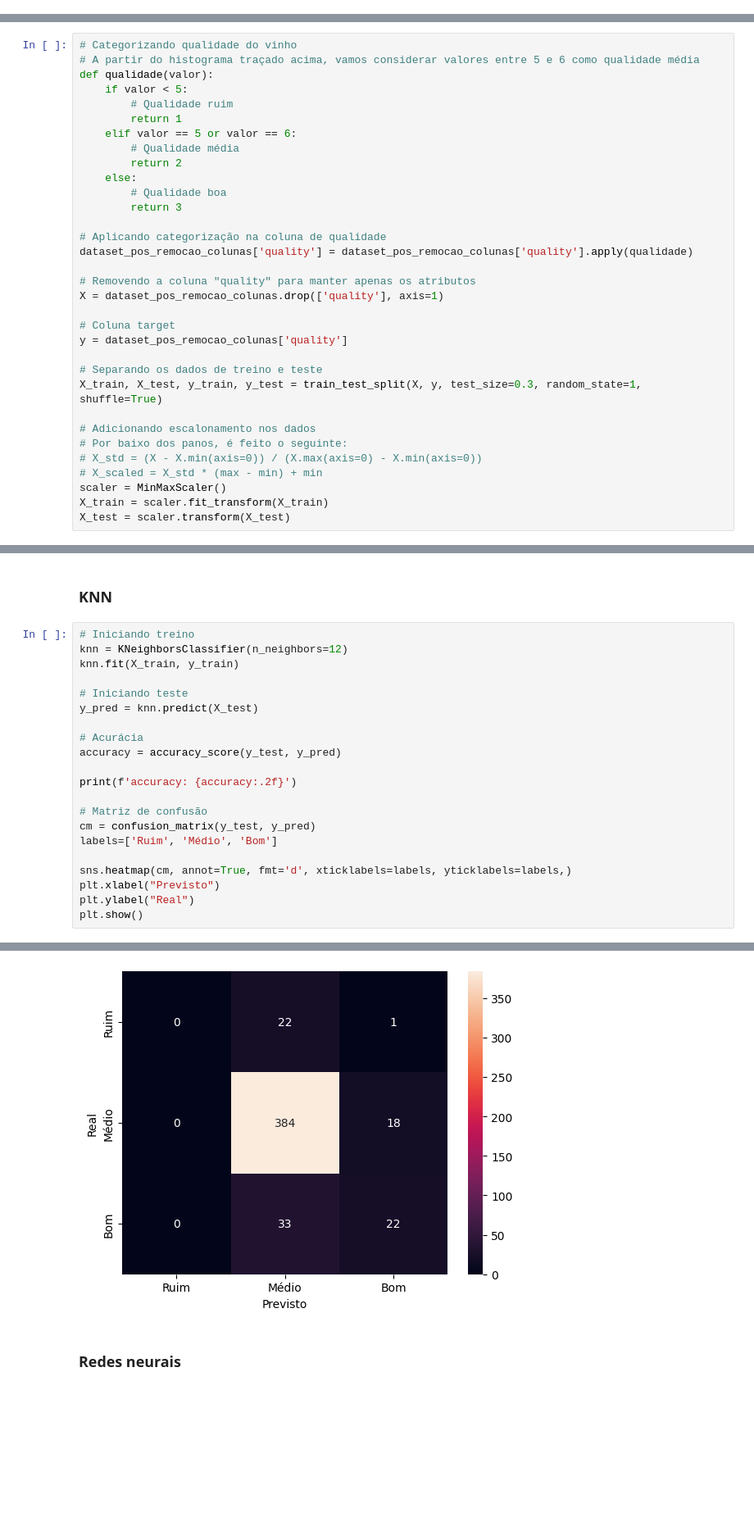
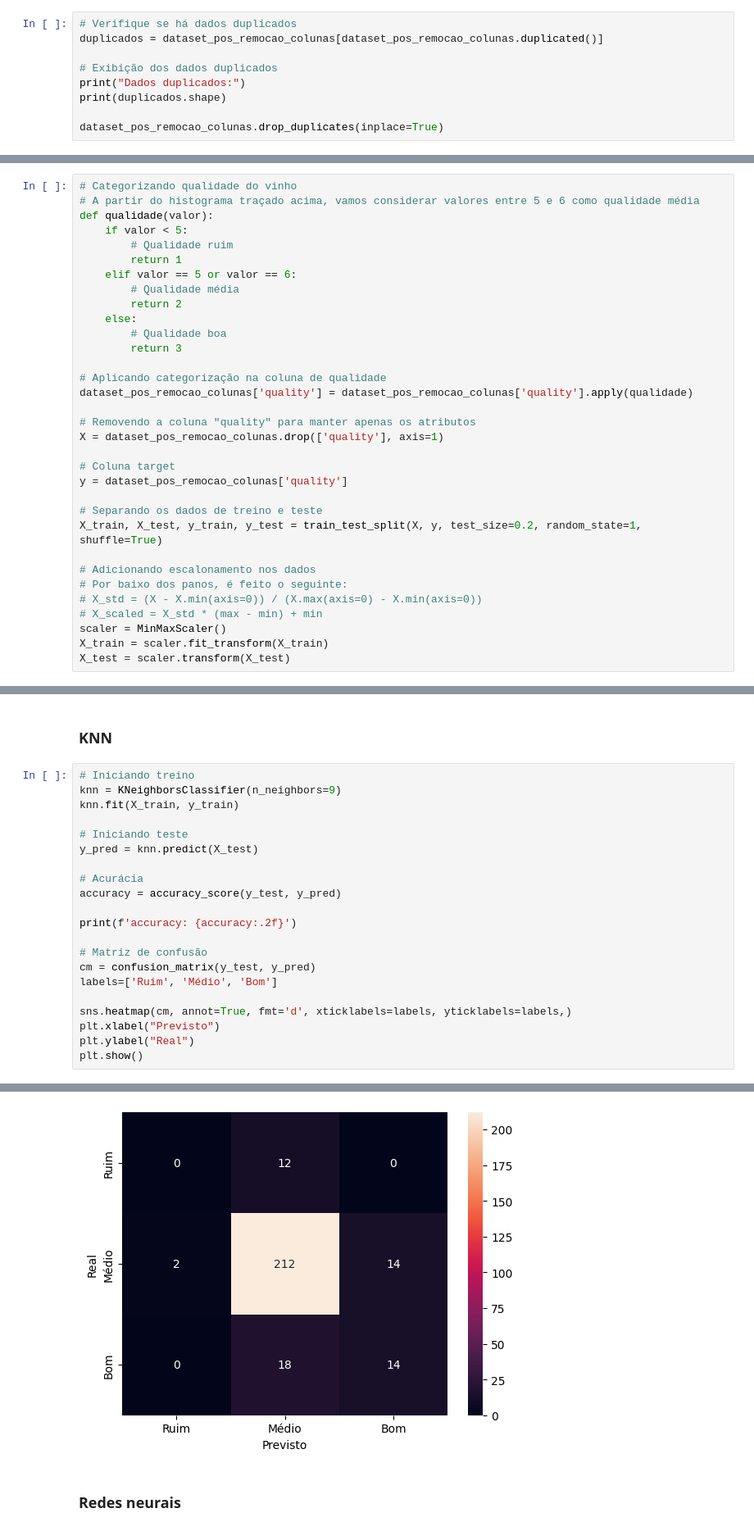
Before and after one commit to leonardodimarchi/ai-regression-and-classification, a Jupyter notebook: classification.ipynb, the cells around one changed output, grey strips where cells are left out. Shown: that part at 82% size. Saved outputs shown, nothing was run; the diff lists cells and outputs as text; blank space fills up the shorter version.

Commit message:
tuning some parameters and removing duplicates

```diff
--- a/classification.ipynb
+++ b/classification.ipynb
@@ -167,3 +161,12 @@ dataset_pos_remocao_colunas = dataset.drop(['residual sugar', 'free sulfur dioxi
 print(dataset_pos_remocao_colunas.shape)
 # %% [output]
 (1599, 8)
+# %%
+# Verifique se há dados duplicados
+duplicados = dataset_pos_remocao_colunas[dataset_pos_remocao_colunas.duplicated()]
+
+# Exibição dos dados duplicados
+print("Dados duplicados:")
+print(duplicados.shape)
+
+dataset_pos_remocao_colunas.drop_duplicates(inplace=True)
@@ -195,7 +201,7 @@ X = dataset_pos_remocao_colunas.drop(['quality'], axis=1)
 y = dataset_pos_remocao_colunas['quality']
 
 # Separando os dados de treino e teste
-X_train, X_test, y_train, y_test = train_test_split(X, y, test_size=0.3, random_state=1, shuffle=True)
+X_train, X_test, y_train, y_test = train_test_split(X, y, test_size=0.2, random_state=1, shuffle=True)
 
 # Adicionando escalonamento nos dados
 # Por baixo dos panos, é feito o seguinte:
@@ -236,7 +242,7 @@ accuracy: 0.78
 ### KNN
 # %%
 # Iniciando treino
-knn = KNeighborsClassifier(n_neighbors=12)
+knn = KNeighborsClassifier(n_neighbors=9)
 knn.fit(X_train, y_train)
 
 # Iniciando teste
@@ -260,4 +266,4 @@ accuracy: 0.85
-[figure, old version]
+[figure, new version]
 # %% [markdown]
 ### Redes neurais
 # %%
```
Also changed, not shown: parts of 6 cells of this notebook.
